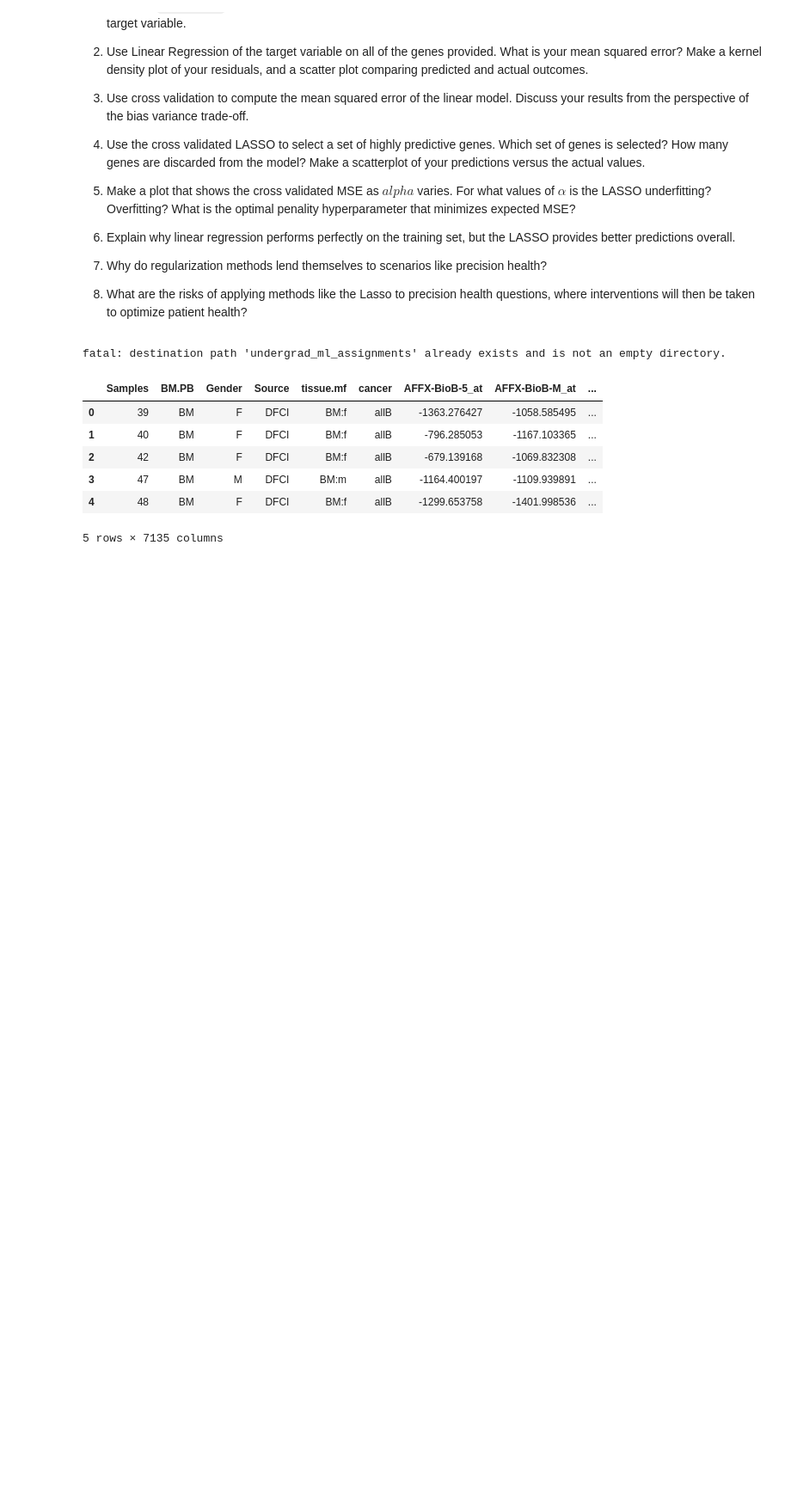
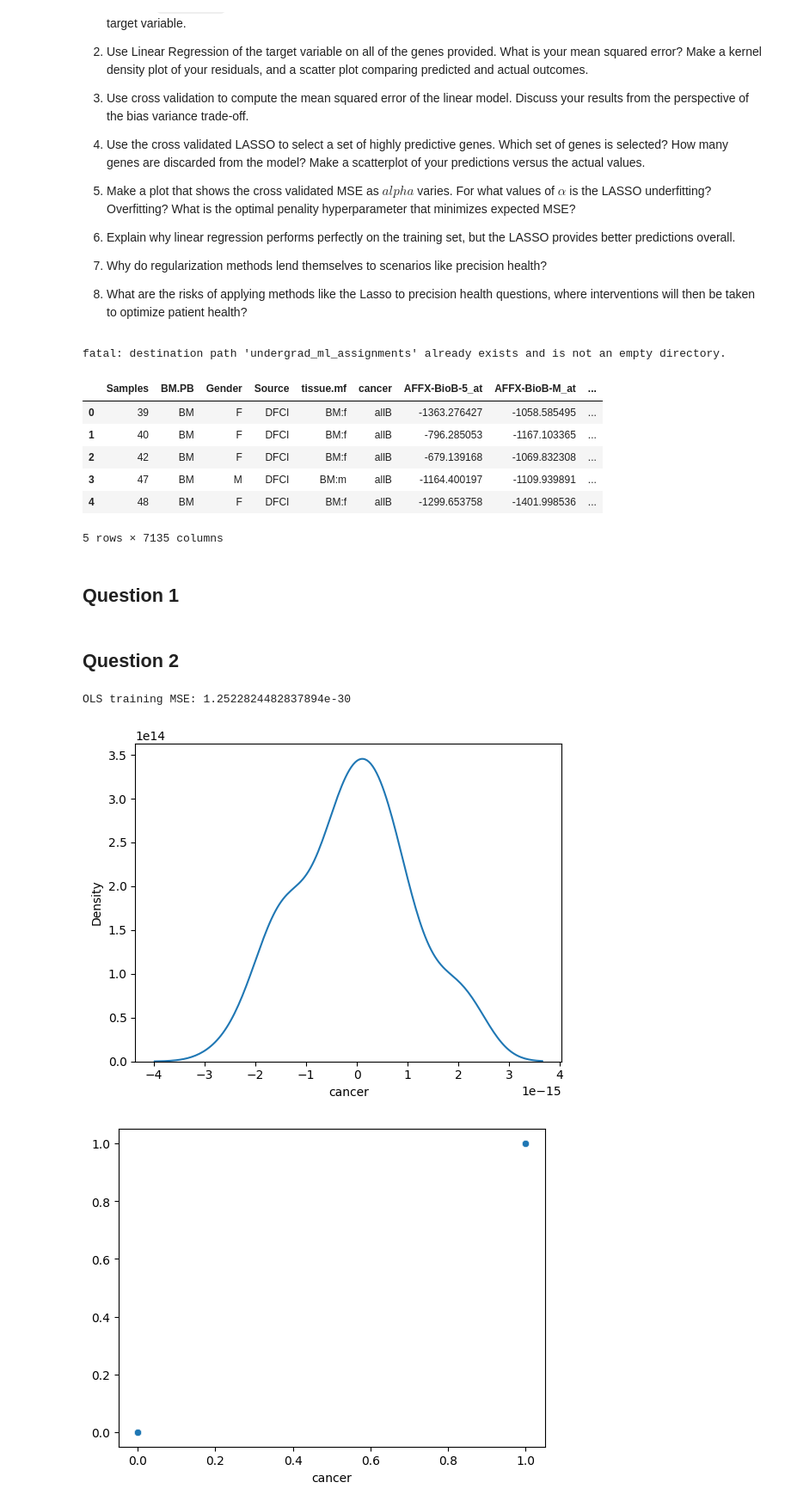
Before and after one commit to namithatholasi/undergrad_ml_assignments, a Jupyter notebook: genomics_lab.ipynb, the cells around one changed output. Shown at 86% size. Cells and saved outputs as stored; diff of their text form; code cells hidden in the pictures; blank space fills up the shorter version.

```diff
--- a/genomics_lab.ipynb
+++ b/genomics_lab.ipynb
@@ -45,3 +45,36 @@ df.head()
 | 3 | 47 | BM | M | DFCI | BM:m | allB | -1164.400197 | -1109.939891 | ... |
 | 4 | 48 | BM | F | DFCI | BM:f | allB | -1299.653758 | -1401.998536 | ... |
 5 rows × 7135 columns
+# %% [markdown]
+## Question 1
+# %%
+mapper = {'allB':0,
+          'allT':0,
+          'aml':1}
+
+y = df['cancer'].map(mapper) # target variable
+# %% [markdown]
+## Question 2
+# %%
+mse = lambda y, y_hat : np.mean((y-y_hat)**2)
+
+X = df.drop(['Samples','BM.PB','Gender','Source','tissue.mf','cancer',], axis=1)
+X.head()
+
+model = LinearRegression()
+reg = model.fit(X,y)
+
+y_hat = reg.predict(X)
+print(f'OLS training MSE: {mse(y,y_hat)}')
+
+residuals = y_hat - y
+sns.kdeplot(residuals)
+plt.show()
+residuals.describe()
+
+sns.scatterplot(x=y, y=y_hat)
+plt.show()
+# %% [output]
+OLS training MSE: 1.2522824482837894e-30
+[figure, added]
+[figure, added]
```
Also changed, not shown: parts of 6 cells of this notebook.
